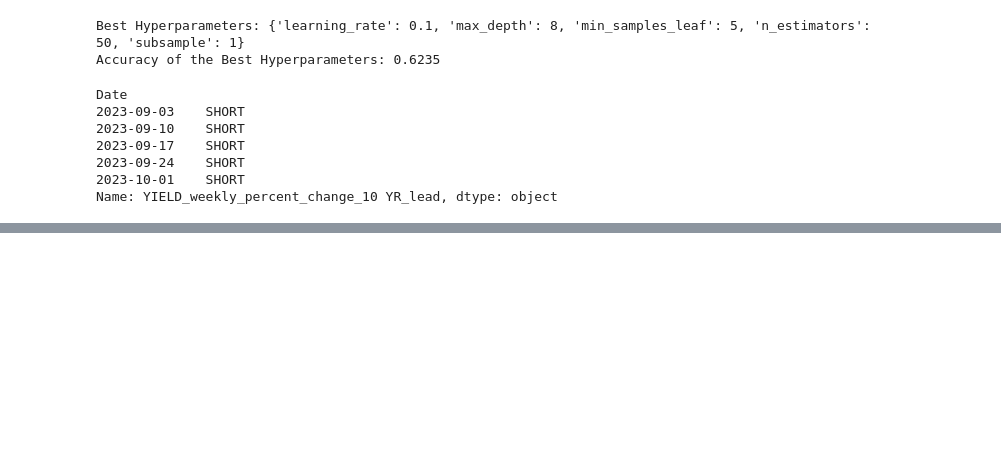
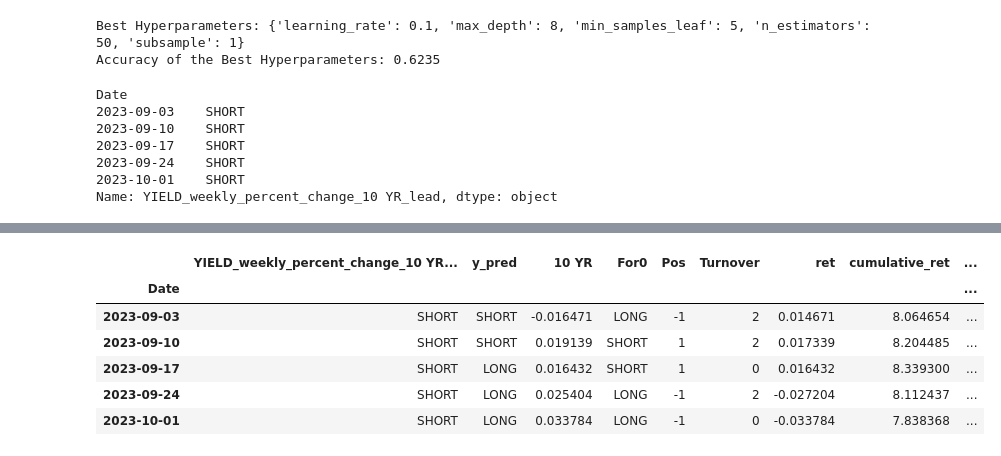
Before and after one commit to thestockman27/Fixed-Income-Dashboards, a Jupyter notebook: Backtest Performance Calculation.ipynb, the cells around one changed output, grey strips where cells are left out. Cells and saved outputs as stored; diff of their text form; code cells hidden in the pictures; blank space fills up the shorter version.

```diff
--- a/Backtest Performance Calculation.ipynb
+++ b/Backtest Performance Calculation.ipynb
@@ -76,0 +147,11 @@ y_df.tail()
+# %%
+
+merged_data.tail()
+# %% [output]
+|  | YIELD_weekly_percent_change_10 YR... | y_pred | 10 YR | For0 | Pos | Turnover | ret | cumulative_ret | ... |
+| Date |  |  |  |  |  |  |  |  | ... |
+| 2023-09-03 | SHORT | SHORT | -0.016471 | LONG | -1 | 2 | 0.014671 | 8.064654 | ... |
+| 2023-09-10 | SHORT | SHORT | 0.019139 | SHORT | 1 | 2 | 0.017339 | 8.204485 | ... |
+| 2023-09-17 | SHORT | LONG | 0.016432 | SHORT | 1 | 0 | 0.016432 | 8.339300 | ... |
+| 2023-09-24 | SHORT | LONG | 0.025404 | LONG | -1 | 2 | -0.027204 | 8.112437 | ... |
+| 2023-10-01 | SHORT | LONG | 0.033784 | LONG | -1 | 0 | -0.033784 | 7.838368 | ... |
```
Also changed, not shown: parts of 13 cells of this notebook, 3 other files.
